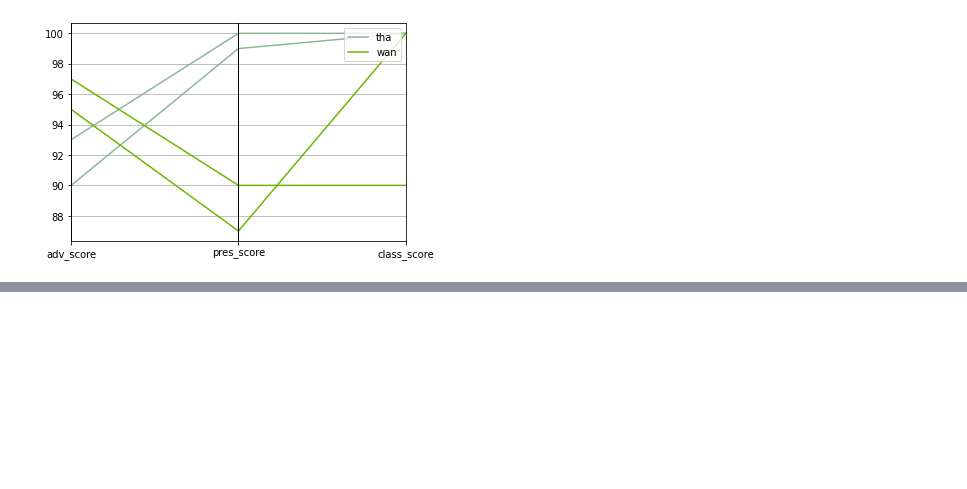
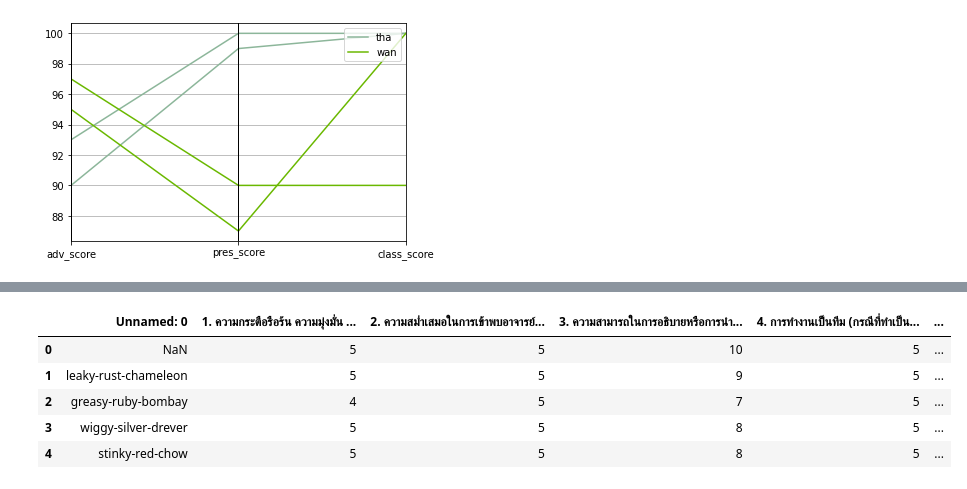
Before and after one commit to dinsor17/data_viz, a Jupyter notebook: DataViz_Midterm_2021.ipynb, the cells around one changed output, grey strips where cells are left out. Saved outputs shown, nothing was run; the diff lists cells and outputs as text; code cells hidden in the pictures; blank space fills up the shorter version.

```diff
--- a/DataViz_Midterm_2021.ipynb
+++ b/DataViz_Midterm_2021.ipynb
@@ -109,0 +156,10 @@ pd.plotting.parallel_coordinates(this,'advisor',cols=['adv_score','pres_score','
+# %%
+score = pd.read_excel('/content/drive/My Drive/dataviz_2021_data/คะแนนอาจารย์ที่ปรึกษา_renamed.xlsx',sheet_name=0,skiprows=1)
+score.head()
+# %% [output]
+|  | Unnamed: 0 | 1. ความกระตือรือร้น ความมุ่งมั่น ... | 2. ความสม่ำเสมอในการเข้าพบอาจารย์... | 3. ความสามารถในการอธิบายหรือการนำ... | 4. การทำงานเป็นทีม (กรณีที่ทำเป็น... | ... |
+| 0 | NaN | 5 | 5 | 10 | 5 | ... |
+| 1 | leaky-rust-chameleon | 5 | 5 | 9 | 5 | ... |
+| 2 | greasy-ruby-bombay | 4 | 5 | 7 | 5 | ... |
+| 3 | wiggy-silver-drever | 5 | 5 | 8 | 5 | ... |
+| 4 | stinky-red-chow | 5 | 5 | 8 | 5 | ... |
```
Also changed, not shown: parts of 56 cells of this notebook.
